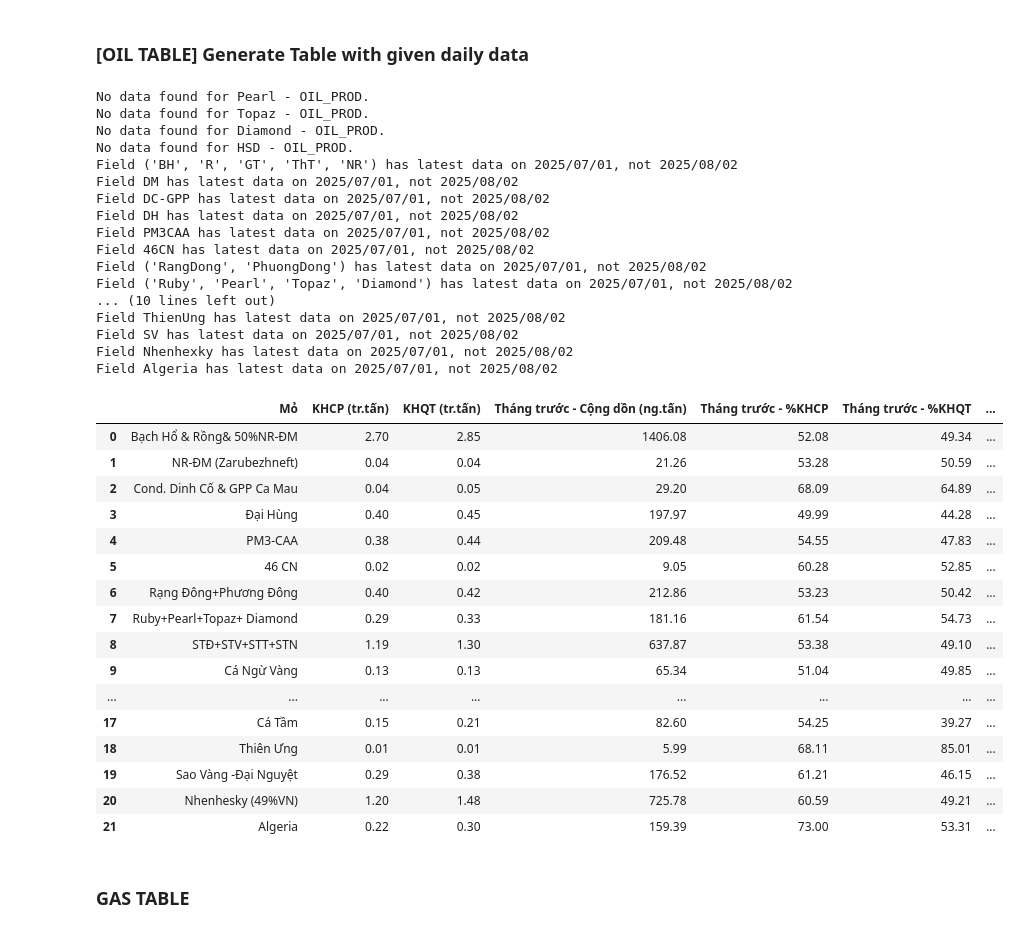
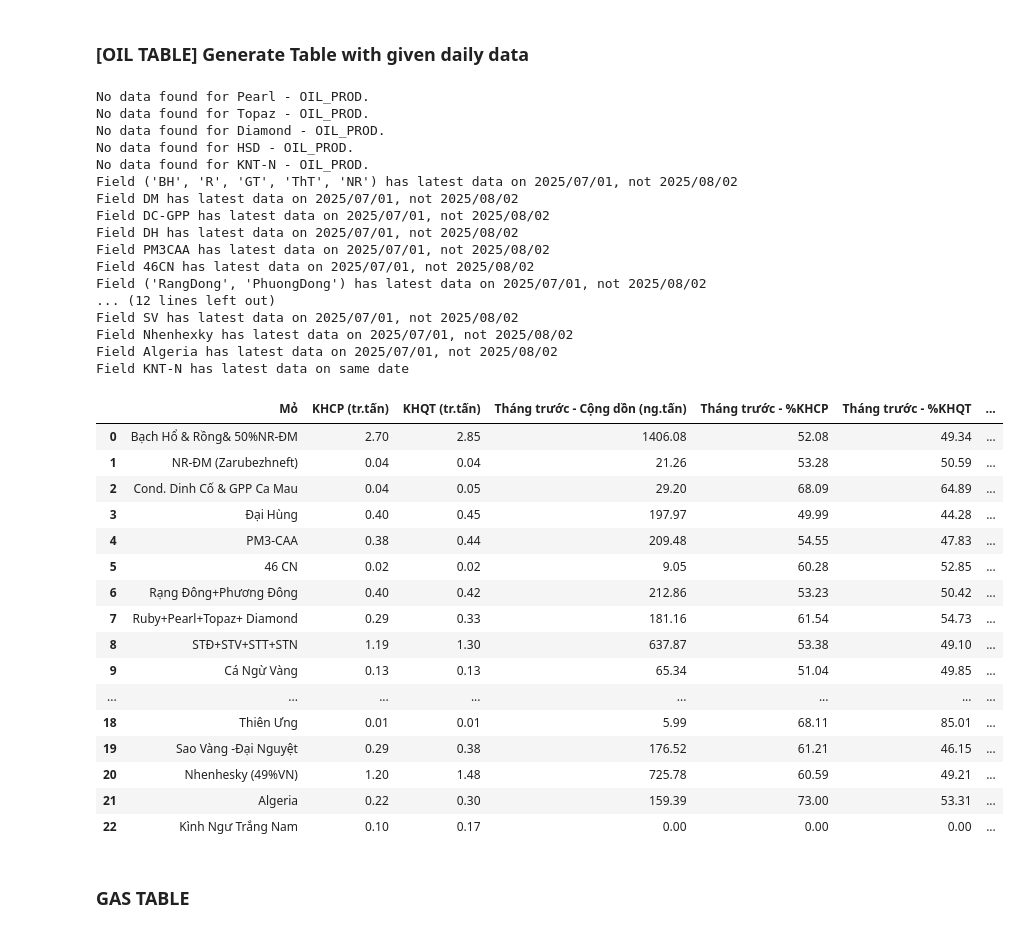
Before and after one commit to tuanna712/ProductionDataProcessing, a Jupyter notebook: source/impl-pg.ipynb, the cells around one changed output. Cells and saved outputs as stored; diff of their text form; code cells hidden in the pictures.

```diff
--- a/source/impl-pg.ipynb
+++ b/source/impl-pg.ipynb
@@ -293,13 +293,14 @@ def generate_report(query_date):
         "Hải Sư Trắng +Hải Sư Đen",
         "Thăng Long + Đông Đô",
         "Hải Thạch + Mộc Tinh",
+        "Kình Ngư Trắng - Nam",
         "Cá Tầm",
         "Thiên Ưng",
         "Sao Vàng -Đại Nguyệt",
         "Nhenhesky (49%VN)",
-        "Algeria"
+        "Algeria",
     ]
-    fields =['BHR', 'DM', 'DC', 'DH', 'PM3CA', '46CN', 'RDPD', 'RPT', 'STD-STV-STT-STN', 'CNV', 'TGT', 'CS', 'LTLD', 'RD-RDT', 'HST-HSD', 'TLDD', 'HT-MT', 'CT', 'ThienUng', 'SVDN', 'Nhenhexky', 'Algeria']
+    fields =['BHR', 'DM', 'DC', 'DH', 'PM3CA', '46CN', 'RDPD', 'RPT', 'STD-STV-STT-STN', 'CNV', 'TGT', 'CS', 'LTLD', 'RD-RDT', 'HST-HSD', 'TLDD', 'HT-MT',  'KNT-N', 'CT', 'ThienUng', 'SVDN', 'Nhenhexky', 'Algeria']
     # Column C
     column_c = [PGDB.get_accum_plan_year(field_id=field, year=year, plan_type='KHSLCPGiaoOil') for field in fields]
     # Column D
@@ -311,7 +312,7 @@ def generate_report(query_date):
                     ('Ruby', 'Pearl', 'Topaz', 'Diamond'),
                     ('STD', 'STV', 'STD-DB', 'STT', 'STN'),
                     'CNV', 'TGT', 'CS', 'LT', 'RD-RDT',
-                    ('HST', 'HSD'), 'TLDD', 'HT-MT', 'CT',
+                    ('HST', 'HSD'), 'TLDD', 'HT-MT', 'KNT-N', 'CT',
                     'ThienUng', 'SV', 'Nhenhexky', 'Algeria'
                     ]
     column_e = []
@@ -482,7 +483,7 @@ def generate_oil_report_w_latest_data(query_date):
                         ('Ruby', 'Pearl', 'Topaz', 'Diamond'),
                         ('STD', 'STV', 'STD-DB', 'STT', 'STN'),
                         'CNV', 'TGT', 'CS', 'LT', 'RD-RDT',
-                        ('HST', 'HSD'), 'TLDD', 'HT-MT', 'CT',
+                        ('HST', 'HSD'), 'TLDD', 'HT-MT', 'KNT-N', 'CT',
                         'ThienUng', 'SV', 'Nhenhexky', 'Algeria'
                     ]
     _latest_dates_by_field = {}
@@ -514,41 +515,42 @@ def generate_oil_report_w_latest_data(query_date):
         else:
             print(f"Field {k} has latest data on same date")
     return report
+generate_oil_report_w_latest_data(query_date)
 # %% [output]
 No data found for Pearl - OIL_PROD.
 No data found for Topaz - OIL_PROD.
 No data found for Diamond - OIL_PROD.
 No data found for HSD - OIL_PROD.
+No data found for KNT-N - OIL_PROD.
 Field ('BH', 'R', 'GT', 'ThT', 'NR') has latest data on 2025/07/01, not 2025/08/02
 Field DM has latest data on 2025/07/01, not 2025/08/02
 Field DC-GPP has latest data on 2025/07/01, not 2025/08/02
 Field DH has latest data on 2025/07/01, not 2025/08/02
 Field PM3CAA has latest data on 2025/07/01, not 2025/08/02
 Field 46CN has latest data on 2025/07/01, not 2025/08/02
 Field ('RangDong', 'PhuongDong') has latest data on 2025/07/01, not 2025/08/02
-Field ('Ruby', 'Pearl', 'Topaz', 'Diamond') has latest data on 2025/07/01, not 2025/08/02
-... (10 lines left out)
-Field ThienUng has latest data on 2025/07/01, not 2025/08/02
+... (12 lines left out)
 Field SV has latest data on 2025/07/01, not 2025/08/02
 Field Nhenhexky has latest data on 2025/07/01, not 2025/08/02
 Field Algeria has latest data on 2025/07/01, not 2025/08/02
+Field KNT-N has latest data on same date
 |  | Mỏ | KHCP (tr.tấn) | KHQT (tr.tấn) | Tháng trước - Cộng dồn (ng.tấn) | Tháng trước - %KHCP | Tháng trước - %KHQT | ... |
 | 0 | Bạch Hổ & Rồng& 50%NR-ĐM | 2.70 | 2.85 | 1406.08 | 52.08 | 49.34 | ... |
 | 1 | NR-ĐM (Zarubezhneft) | 0.04 | 0.04 | 21.26 | 53.28 | 50.59 | ... |
 | 2 | Cond. Dinh Cố & GPP Ca Mau | 0.04 | 0.05 | 29.20 | 68.09 | 64.89 | ... |
 | 3 | Đại Hùng | 0.40 | 0.45 | 197.97 | 49.99 | 44.28 | ... |
 | 4 | PM3-CAA | 0.38 | 0.44 | 209.48 | 54.55 | 47.83 | ... |
 | 5 | 46 CN | 0.02 | 0.02 | 9.05 | 60.28 | 52.85 | ... |
 | 6 | Rạng Đông+Phương Đông | 0.40 | 0.42 | 212.86 | 53.23 | 50.42 | ... |
 | 7 | Ruby+Pearl+Topaz+ Diamond | 0.29 | 0.33 | 181.16 | 61.54 | 54.73 | ... |
 | 8 | STĐ+STV+STT+STN | 1.19 | 1.30 | 637.87 | 53.38 | 49.10 | ... |
 | 9 | Cá Ngừ Vàng | 0.13 | 0.13 | 65.34 | 51.04 | 49.85 | ... |
 | ... | ... | ... | ... | ... | ... | ... | ... |
-| 17 | Cá Tầm | 0.15 | 0.21 | 82.60 | 54.25 | 39.27 | ... |
 | 18 | Thiên Ưng | 0.01 | 0.01 | 5.99 | 68.11 | 85.01 | ... |
 | 19 | Sao Vàng -Đại Nguyệt | 0.29 | 0.38 | 176.52 | 61.21 | 46.15 | ... |
 | 20 | Nhenhesky (49%VN) | 1.20 | 1.48 | 725.78 | 60.59 | 49.21 | ... |
 | 21 | Algeria | 0.22 | 0.30 | 159.39 | 73.00 | 53.31 | ... |
+| 22 | Kình Ngư Trắng Nam | 0.10 | 0.17 | 0.00 | 0.00 | 0.00 | ... |
 # %% [markdown]
 ### GAS TABLE
 # %%
```
Also changed, not shown: parts of 3 cells of this notebook, 2 other files.
